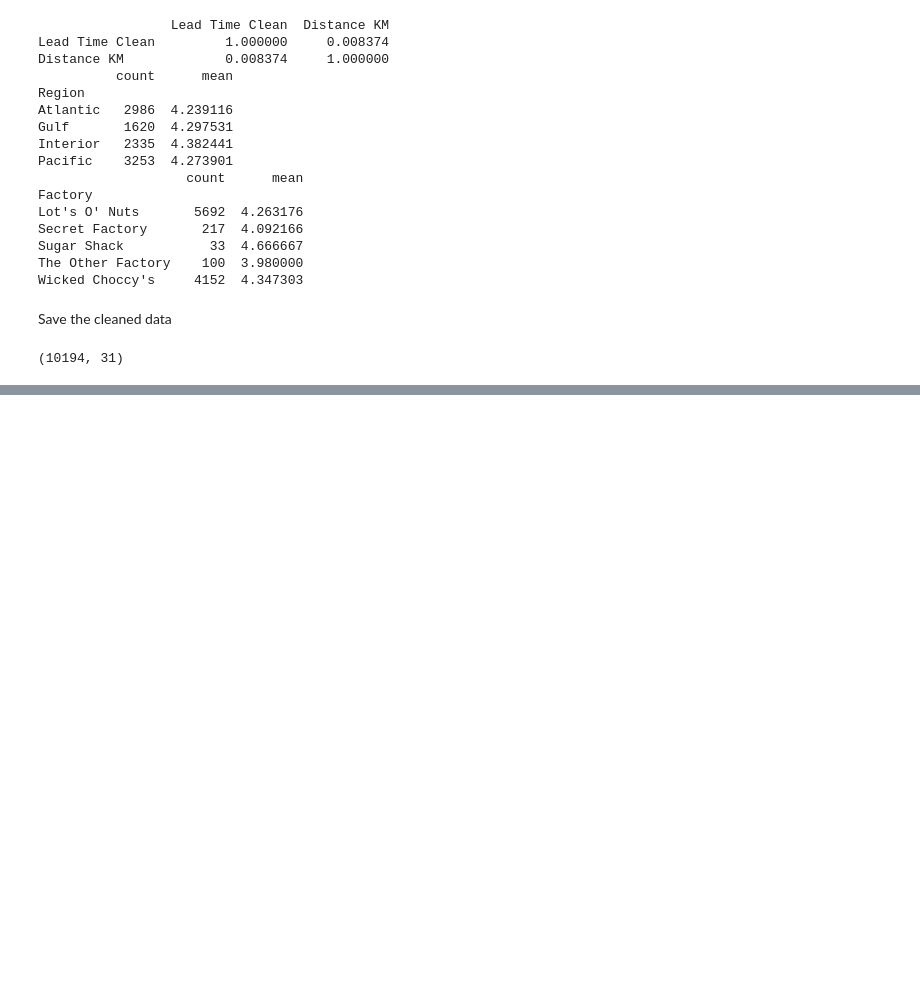
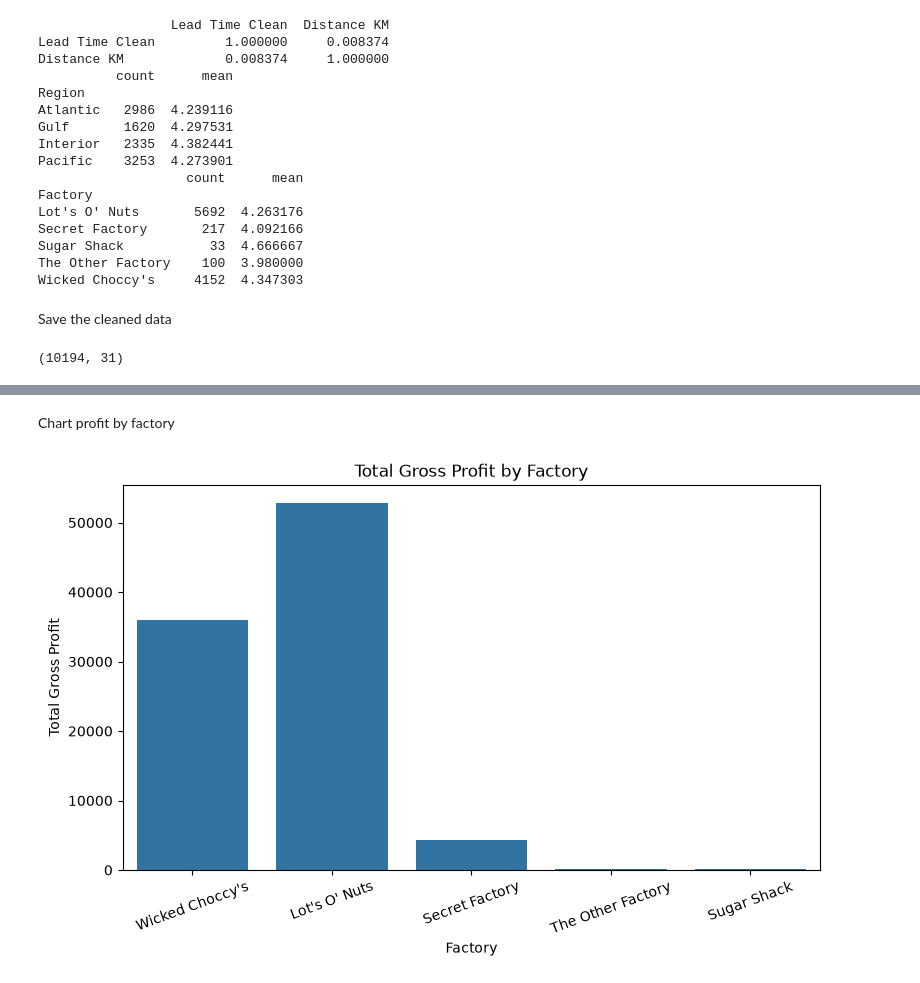
Before and after one commit to NityaRanout-2496/nassau-candy-shipping-optimization, a Jupyter notebook: notebooks/01_eda.ipynb, the cells around one changed output, grey strips where cells are left out. Saved outputs shown, nothing was run; the diff lists cells and outputs as text; code cells hidden in the pictures; blank space fills up the shorter version.

```diff
--- a/notebooks/01_eda.ipynb
+++ b/notebooks/01_eda.ipynb
@@ -399,0 +423,12 @@ print(df.shape)
+# %% [markdown]
+Chart profit by factory
+# %%
+plt.figure(figsize=(9, 5))
+sns.barplot(data=df, x="Factory", y="Gross Profit", estimator="sum", errorbar=None)
+plt.title("Total Gross Profit by Factory")
+plt.ylabel("Total Gross Profit")
+plt.xticks(rotation=20)
+plt.savefig("../reports/profit_by_factory.png", dpi=150, bbox_inches="tight")
+plt.show()
+# %% [output]
+[figure, added]
```
Also changed, not shown: parts of 4 cells of this notebook, 3 other files.
